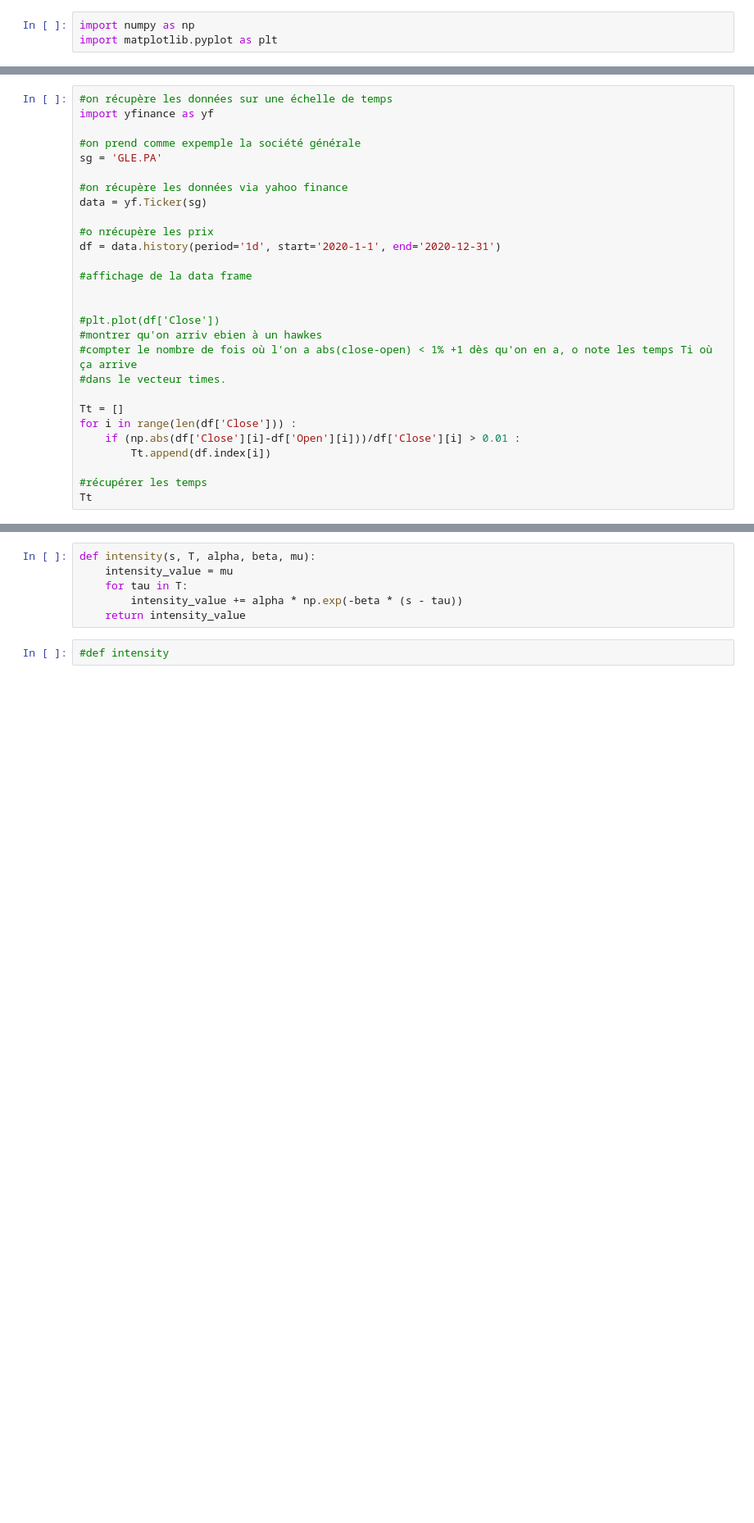
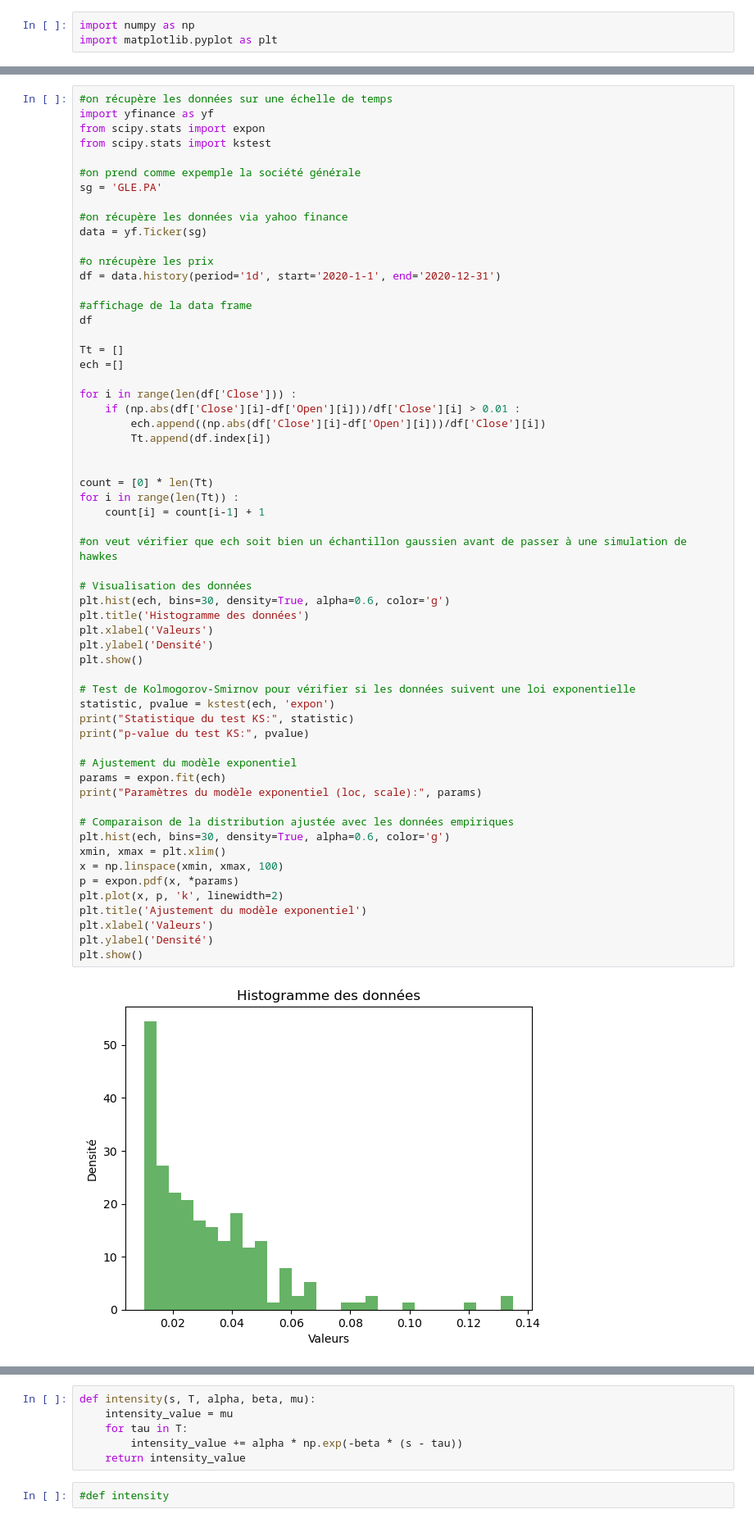
Before and after one commit to achillepmmr/Hawkes, a Jupyter notebook: VersionHawkesachille.ipynb, the cells around one changed output, grey strips where cells are left out. Shown at 82% size. Cells and saved outputs as stored; diff of their text form; blank space fills up the shorter version.

```diff
--- a/VersionHawkesachille.ipynb
+++ b/VersionHawkesachille.ipynb
@@ -24,29 +24,61 @@ Successfully installed frozendict-2.4.3 html5lib-1.1 multitasking-0.0.11 peewee-
 # %%
 #on récupère les données sur une échelle de temps
 import yfinance as yf
+from scipy.stats import expon
+from scipy.stats import kstest
 
 #on prend comme expemple la société générale
 sg = 'GLE.PA'
 
 #on récupère les données via yahoo finance
 data = yf.Ticker(sg)
 
 #o nrécupère les prix
 df = data.history(period='1d', start='2020-1-1', end='2020-12-31')
 
 #affichage de la data frame
+df
+
+Tt = []
+ech =[]
+
+for i in range(len(df['Close'])) :
+    if (np.abs(df['Close'][i]-df['Open'][i]))/df['Close'][i] > 0.01 :
+        ech.append((np.abs(df['Close'][i]-df['Open'][i]))/df['Close'][i])
+        Tt.append(df.index[i])
 
 
-#plt.plot(df['Close'])
-#montrer qu'on arriv ebien à un hawkes
-#compter le nombre de fois où l'on a abs(close-open) < 1% +1 dès qu'on en a, o note les temps Ti où ça arrive
-#dans le vecteur times.
+count = [0] * len(Tt)
+for i in range(len(Tt)) :
+    count[i] = count[i-1] + 1
 
-Tt = []
-for i in range(len(df['Close'])) :
-    if (np.abs(df['Close'][i]-df['Open'][i]))/df['Close'][i] > 0.01 :
-        Tt.append(df.index[i])
+#on veut vérifier que ech soit bien un échantillon gaussien avant de passer à une simulation de hawkes
 
-#récupérer les temps
-Tt
+# Visualisation des données
+plt.hist(ech, bins=30, density=True, alpha=0.6, color='g')
+plt.title('Histogramme des données')
+plt.xlabel('Valeurs')
+plt.ylabel('Densité')
+plt.show()
+
+# Test de Kolmogorov-Smirnov pour vérifier si les données suivent une loi exponentielle
+statistic, pvalue = kstest(ech, 'expon')
+print("Statistique du test KS:", statistic)
+print("p-value du test KS:", pvalue)
+
+# Ajustement du modèle exponentiel
+params = expon.fit(ech)
+print("Paramètres du modèle exponentiel (loc, scale):", params)
+
+# Comparaison de la distribution ajustée avec les données empiriques
+plt.hist(ech, bins=30, density=True, alpha=0.6, color='g')
+xmin, xmax = plt.xlim()
+x = np.linspace(xmin, xmax, 100)
+p = expon.pdf(x, *params)
+plt.plot(x, p, 'k', linewidth=2)
+plt.title('Ajustement du modèle exponentiel')
+plt.xlabel('Valeurs')
+plt.ylabel('Densité')
+plt.show()
 # %% [output]
+[figure, added]
```
Also changed, not shown: parts of 8 cells of this notebook.
